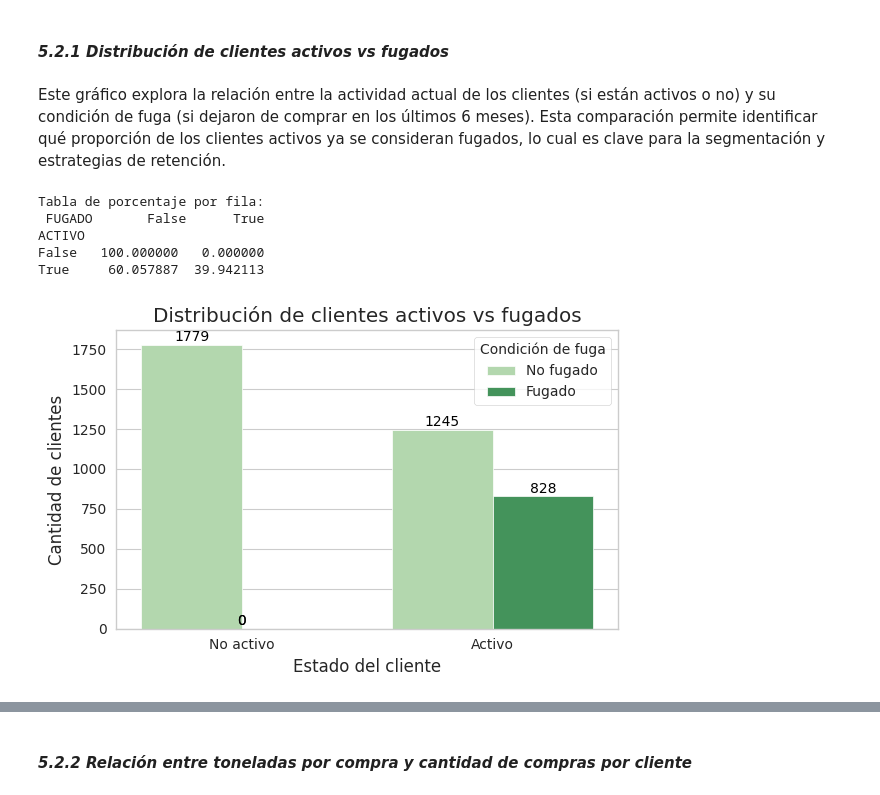
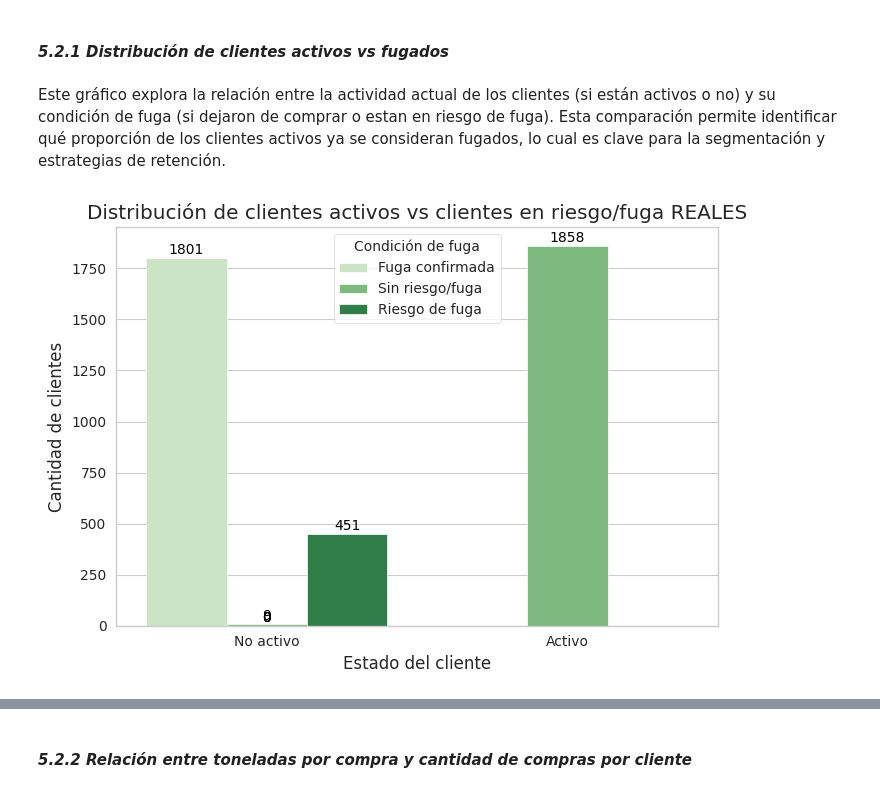
Before and after one commit to lomerrod/proyectofinalDSII, a Jupyter notebook: ProyectoFugaDeClientes+RodriguezLorena.ipynb, the cells around one changed output, grey strips where cells are left out. Saved outputs shown, nothing was run; the diff lists cells and outputs as text; code cells hidden in the pictures.

```diff
--- a/ProyectoFugaDeClientes+RodriguezLorena.ipynb
+++ b/ProyectoFugaDeClientes+RodriguezLorena.ipynb
@@ -1389,6 +1588,12 @@ montos_cliente[['MONTO_NETO','MONTO_FACTURADO','MONTO_DEVUELTO']] = montos_clien
     ['MONTO_NETO','MONTO_FACTURADO','MONTO_DEVUELTO']
 ].fillna(0)
 
+# Convertir a float
+montos_cliente[['MONTO_NETO','MONTO_FACTURADO','MONTO_DEVUELTO']] = montos_cliente[[
+    'MONTO_NETO','MONTO_FACTURADO','MONTO_DEVUELTO'
+]].astype(float)
+
+
 montos_cliente
 # %% [output]
 |  | CLIENTE | MONTO_NETO | MONTO_FACTURADO | MONTO_DEVUELTO |
@@ -1745,0 +2328,12 @@ Esto evidencia que el perfil más frecuente es el cliente tradicional del servic
+# %%
+# Lista de segmentos a excluir
+clientes_excluir = [
+    '0012115', '0011422', '0010041', '0012272',
+    '0000851', 'F0074'
+]
+
+# Filtrar el dataframe excluyendo esos segmentos
+df_filtrado = df_filtrado[~df_filtrado['CLIENTE'].isin(clientes_excluir)]
+
+# Verificar resultados
+print(df_filtrado['SEGMENTO'].value_counts())
@@ -1748,43 +2384,51 @@ Esto evidencia que el perfil más frecuente es el cliente tradicional del servic
 # %% [markdown]
 #### *5.2.1 Distribución de clientes activos vs fugados*
 # %% [markdown]
-Este gráfico explora la relación entre la actividad actual de los clientes (si están activos o no) y su condición de fuga (si dejaron de comprar en los últimos 6 meses). Esta comparación permite identificar qué proporción de los clientes activos ya se consideran fugados, lo cual es clave para la segmentación y estrategias de retención.
+Este gráfico explora la relación entre la actividad actual de los clientes (si están activos o no) y su condición de fuga (si dejaron de comprar o estan en riesgo de fuga). Esta comparación permite identificar qué proporción de los clientes activos ya se consideran fugados, lo cual es clave para la segmentación y estrategias de retención.
 # %%
-# Tabla de porcentaje cruzada entre ACTIVO y FUGADO
-ct = pd.crosstab(ventas_fecha['ACTIVO'], ventas_fecha['FUGADO'], normalize='index') * 100
-print("Tabla de porcentaje por fila:\n", ct)
+# Crear etiquetas para graficar sin modificar el DF original
+df_plot = df_filtrado.copy()
+df_plot['ACTIVO_LABEL'] = df_plot['ACTIVO_REAL'].map({1: 'Activo', 0: 'No activo'})
 
-plt.figure(figsize=(6,4))
+# Para la columna de fuga, podemos combinar Riesgo de fuga y Fuga confirmada
+def fuga_label(row):
+    if row['RIESGO_FUGA_REAL']:
+        return 'Riesgo de fuga'
+    elif row['FUGA_CONFIRMADA_REAL']:
+        return 'Fuga confirmada'
+    else:
+        return 'Sin riesgo/fuga'
 
+df_plot['FUGA_LABEL'] = df_plot.apply(fuga_label, axis=1)
+
+# Countplot
+plt.figure(figsize=(7,5))
 ax = sns.countplot(
-    data=df_variables_final,
-    x=df_variables_final['ACTIVO'].map({True: 'Activo', False: 'No activo'}),
-    hue=df_variables_final['FUGADO'].map({True: 'Fugado', False: 'No fugado'}),
+    data=df_plot,
+    x='ACTIVO_LABEL',
+    hue='FUGA_LABEL',
     palette='Greens'
 )
 
-plt.title('Distribución de clientes activos vs fugados')
+plt.title('Distribución de clientes activos vs clientes en riesgo/fuga REALES')
 plt.xlabel('Estado del cliente')
 plt.ylabel('Cantidad de clientes')
 plt.legend(title='Condición de fuga')
 
 # Agregar etiquetas con el recuento encima de cada barra
 for p in ax.patches:
     height = p.get_height()
     x = p.get_x() + p.get_width() / 2
-    ax.text(x, height + 5,  # 5 unidades arriba de la barra para que no se superponga
-            f'{int(height)}',
-            ha='center',
-            va='bottom',
-            fontsize=10,
-            color='black')
+    ax.text(
+        x, height + 5,
+        f'{int(height)}',
+        ha='center',
+        va='bottom',
+        fontsize=10,
+        color='black'
+    )
 
 plt.tight_layout()
 plt.show()
 # %% [output]
-Tabla de porcentaje por fila:
- FUGADO       False      True
-ACTIVO
-False   100.000000   0.000000
-True     60.057887  39.942113
-[figure, old version]
+[figure, new version]
```
Also changed, not shown: parts of 229 cells of this notebook.
